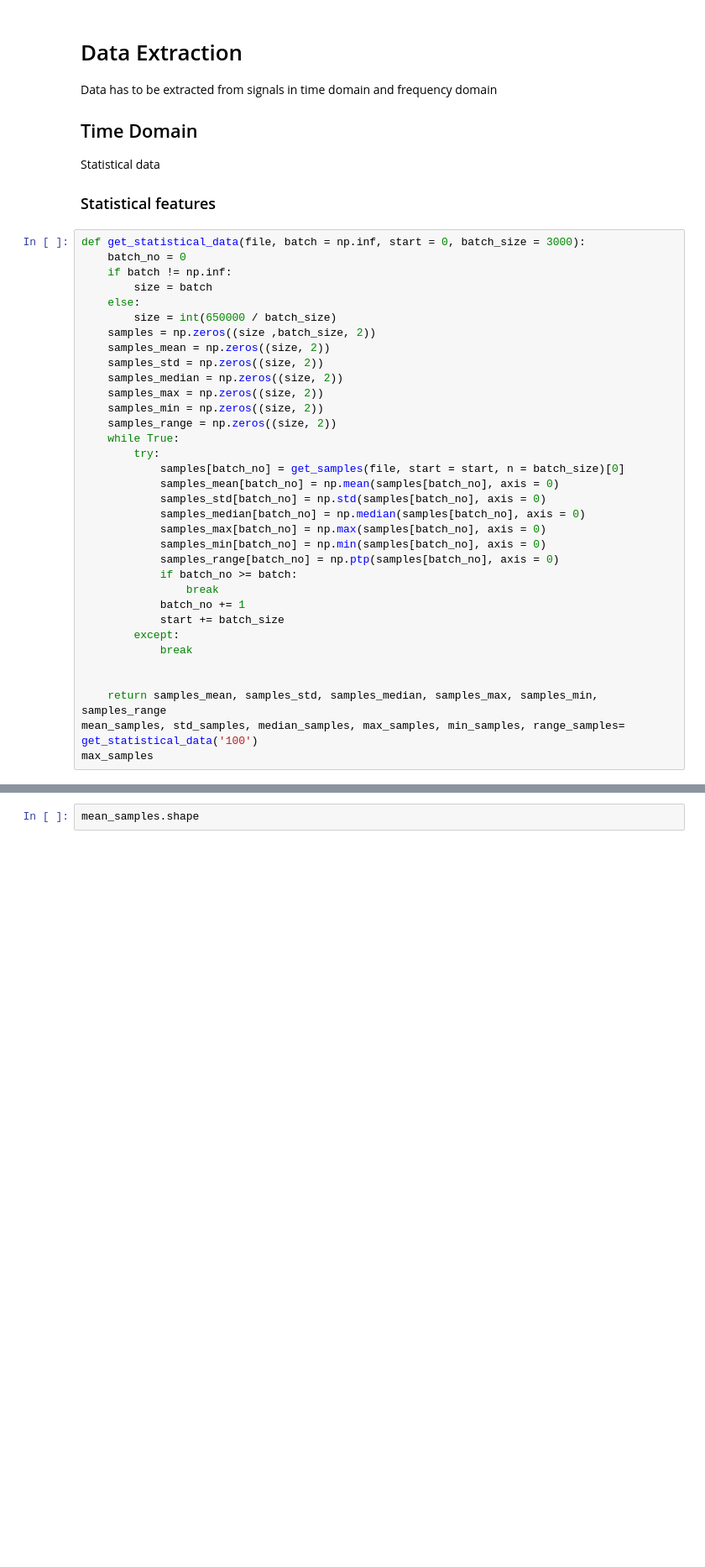
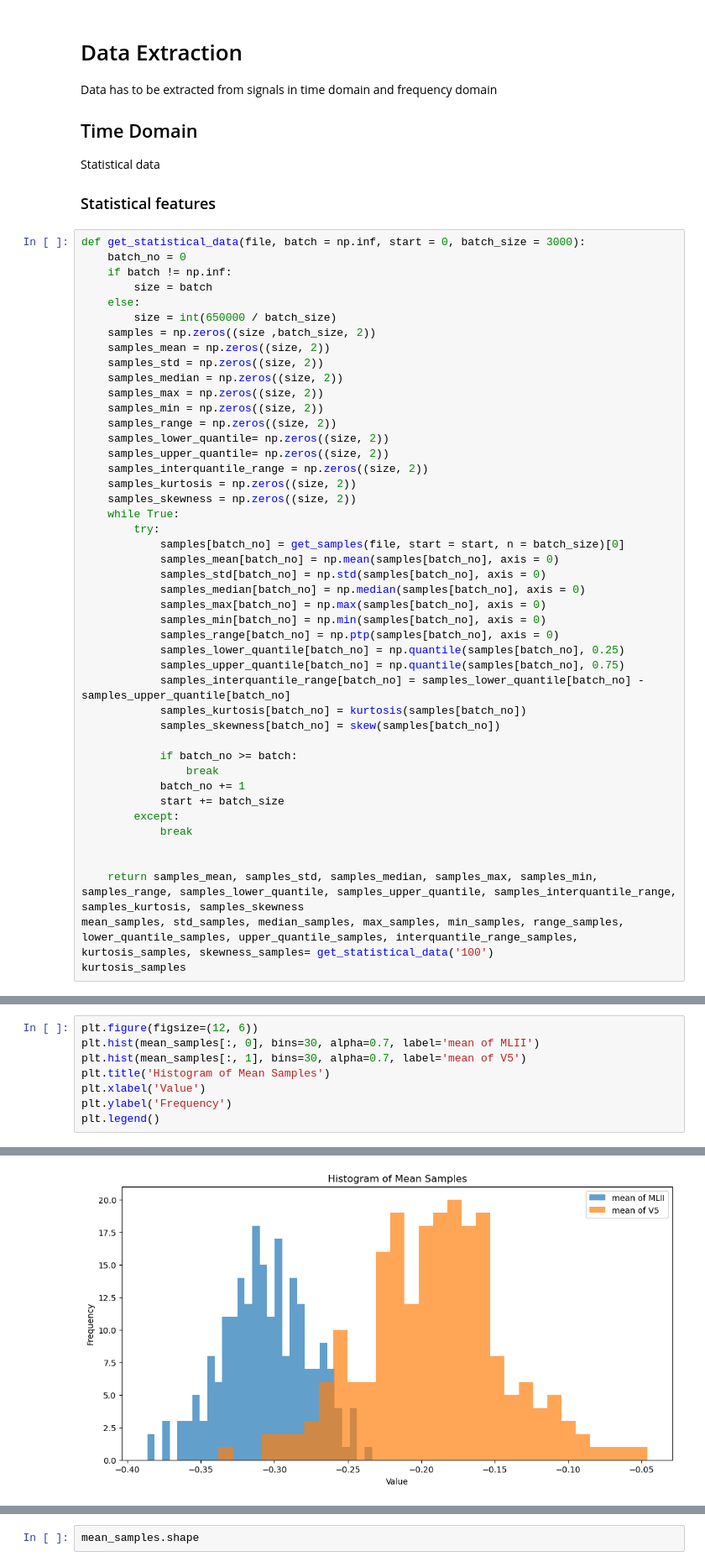
Before and after one commit to Mahmoud-albisary/Automatic-Detection-of-Heart-Arrhythmias-from-ECG-Signals, a Jupyter notebook: file.ipynb, the cells around one changed output, grey strips where cells are left out. Shown at 84% size. Saved outputs shown, nothing was run; the diff lists cells and outputs as text; blank space fills up the shorter version.

Commit message:
Adding some visualizations

```diff
--- a/file.ipynb
+++ b/file.ipynb
@@ -144,6 +146,11 @@ def get_statistical_data(file, batch = np.inf, start = 0, batch_size = 3000):
     samples_max = np.zeros((size, 2))
     samples_min = np.zeros((size, 2))
     samples_range = np.zeros((size, 2))
+    samples_lower_quantile= np.zeros((size, 2))
+    samples_upper_quantile= np.zeros((size, 2))
+    samples_interquantile_range = np.zeros((size, 2))
+    samples_kurtosis = np.zeros((size, 2))
+    samples_skewness = np.zeros((size, 2))
     while True:
         try:
             samples[batch_no] = get_samples(file, start = start, n = batch_size)[0]
@@ -153,6 +160,12 @@ def get_statistical_data(file, batch = np.inf, start = 0, batch_size = 3000):
             samples_max[batch_no] = np.max(samples[batch_no], axis = 0)
             samples_min[batch_no] = np.min(samples[batch_no], axis = 0)
             samples_range[batch_no] = np.ptp(samples[batch_no], axis = 0)
+            samples_lower_quantile[batch_no] = np.quantile(samples[batch_no], 0.25)
+            samples_upper_quantile[batch_no] = np.quantile(samples[batch_no], 0.75)
+            samples_interquantile_range[batch_no] = samples_lower_quantile[batch_no] - samples_upper_quantile[batch_no]
+            samples_kurtosis[batch_no] = kurtosis(samples[batch_no])
+            samples_skewness[batch_no] = skew(samples[batch_no])
+
             if batch_no >= batch:
                 break
             batch_no += 1
@@ -161,7 +174,7 @@ def get_statistical_data(file, batch = np.inf, start = 0, batch_size = 3000):
             break
 
 
-    return samples_mean, samples_std, samples_median, samples_max, samples_min, samples_range
-mean_samples, std_samples, median_samples, max_samples, min_samples, range_samples= get_statistical_data('100')
-max_samples
+    return samples_mean, samples_std, samples_median, samples_max, samples_min, samples_range, samples_lower_quantile, samples_upper_quantile, samples_interquantile_range, samples_kurtosis, samples_skewness
+mean_samples, std_samples, median_samples, max_samples, min_samples, range_samples, lower_quantile_samples, upper_quantile_samples, interquantile_range_samples, kurtosis_samples, skewness_samples= get_statistical_data('100')
+kurtosis_samples
 # %% [output]
@@ -184,0 +204,9 @@ array([[0.96 , 0.8  ],
+# %%
+plt.figure(figsize=(12, 6))
+plt.hist(mean_samples[:, 0], bins=30, alpha=0.7, label='mean of MLII')
+plt.hist(mean_samples[:, 1], bins=30, alpha=0.7, label='mean of V5')
+plt.title('Histogram of Mean Samples')
+plt.xlabel('Value')
+plt.ylabel('Frequency')
+plt.legend()
+# %% [output]
@@ -184,0 +214 @@ array([[0.96 , 0.8  ],
+[figure, added]
```
Also changed, not shown: parts of 6 cells of this notebook.
